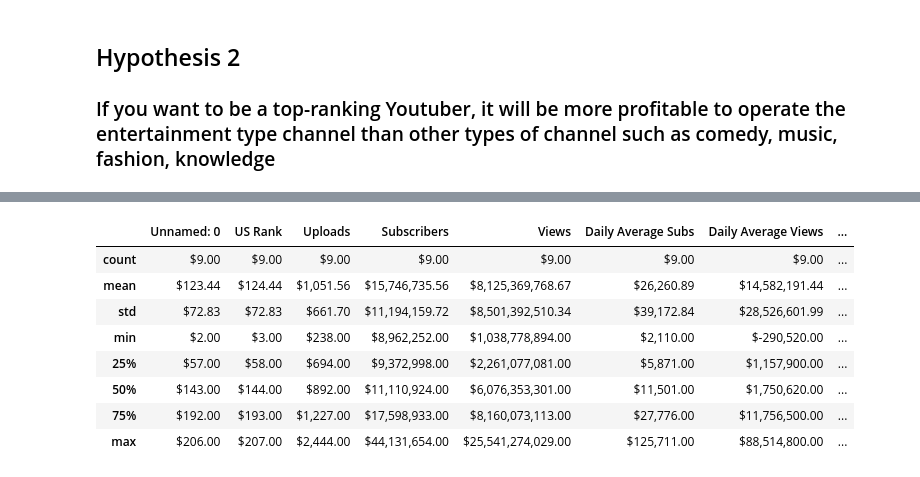
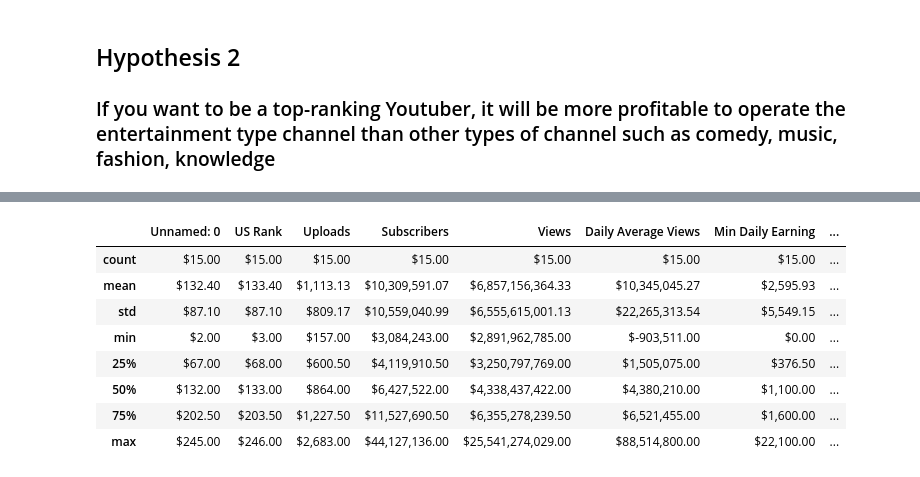
Before and after one commit to gillian850413/Final_Project, a Jupyter notebook: IS590PR_Final_Project_Part1.ipynb, the cells around one changed output, grey strips where cells are left out. Saved outputs shown, nothing was run; the diff lists cells and outputs as text; code cells hidden in the pictures.

Commit message:
Add files via upload
Upload Part1

```diff
--- a/IS590PR_Final_Project_Part1.ipynb
+++ b/IS590PR_Final_Project_Part1.ipynb
@@ -125,23 +186,22 @@ barPlot_Creation(categories_views_info, 12)
 # plt.grid(axis='both', alpha=.3)
 # plt.show()
 # %%
-educationSubs = top250_subs_df[top250_subs_df['Category'] == 'Education']
 educationViews = top250_views_df[top250_views_df['Category'] == 'Education']
-educationSubs = educationSubs.sort_values(by='Max Yearly Earning',ascending=True)
-educationViews = educationViews.sort_values(by='Max Yearly Earning',ascending=False)
+educationViews = educationViews.sort_values(by='Max Yearly Earning',ascending=True)
 
-entertainmentViews = top250_views_df[top250_views_df['Category'] == 'Entertainment'][:10]
-entertainmentViews = entertainmentViews.sort_values(by='Max Yearly Earning',ascending=True)
+entertainmentViews = top250_views_df[top250_views_df['Category'] == 'Entertainment']
+entertainmentViews_tail = entertainmentViews.sort_values(by='Max Yearly Earning',ascending=True)[:10]
+entertainmentViews_top = entertainmentViews.sort_values(by='Max Yearly Earning',ascending=True)[55:]
 # %%
 # notice that their might be the outlier among the data - $0.00
-educationSubs.describe()
+educationViews.describe()
 # %% [output]
-|  | Unnamed: 0 | US Rank | Uploads | Subscribers | Views | Daily Average Subs | Daily Average Views | ... |
-| count | $9.00 | $9.00 | $9.00 | $9.00 | $9.00 | $9.00 | $9.00 | ... |
-| mean | $123.44 | $124.44 | $1,051.56 | $15,746,735.56 | $8,125,369,768.67 | $26,260.89 | $14,582,191.44 | ... |
-| std | $72.83 | $72.83 | $661.70 | $11,194,159.72 | $8,501,392,510.34 | $39,172.84 | $28,526,601.99 | ... |
-| min | $2.00 | $3.00 | $238.00 | $8,962,252.00 | $1,038,778,894.00 | $2,110.00 | $-290,520.00 | ... |
-| 25% | $57.00 | $58.00 | $694.00 | $9,372,998.00 | $2,261,077,081.00 | $5,871.00 | $1,157,900.00 | ... |
-| 50% | $143.00 | $144.00 | $892.00 | $11,110,924.00 | $6,076,353,301.00 | $11,501.00 | $1,750,620.00 | ... |
-| 75% | $192.00 | $193.00 | $1,227.00 | $17,598,933.00 | $8,160,073,113.00 | $27,776.00 | $11,756,500.00 | ... |
-| max | $206.00 | $207.00 | $2,444.00 | $44,131,654.00 | $25,541,274,029.00 | $125,711.00 | $88,514,800.00 | ... |
+|  | Unnamed: 0 | US Rank | Uploads | Subscribers | Views | Daily Average Views | Min Daily Earning | ... |
+| count | $15.00 | $15.00 | $15.00 | $15.00 | $15.00 | $15.00 | $15.00 | ... |
+| mean | $132.40 | $133.40 | $1,113.13 | $10,309,591.07 | $6,857,156,364.33 | $10,345,045.27 | $2,595.93 | ... |
+| std | $87.10 | $87.10 | $809.17 | $10,559,040.99 | $6,555,615,001.13 | $22,265,313.54 | $5,549.15 | ... |
+| min | $2.00 | $3.00 | $157.00 | $3,084,243.00 | $2,891,962,785.00 | $-903,511.00 | $0.00 | ... |
+| 25% | $67.00 | $68.00 | $600.50 | $4,119,910.50 | $3,250,797,769.00 | $1,505,075.00 | $376.50 | ... |
+| 50% | $132.00 | $133.00 | $864.00 | $6,427,522.00 | $4,338,437,422.00 | $4,380,210.00 | $1,100.00 | ... |
+| 75% | $202.50 | $203.50 | $1,227.50 | $11,527,690.50 | $6,355,278,239.50 | $6,521,455.00 | $1,600.00 | ... |
+| max | $245.00 | $246.00 | $2,683.00 | $44,127,136.00 | $25,541,274,029.00 | $88,514,800.00 | $22,100.00 | ... |
```
Also changed, not shown: parts of 16 cells of this notebook.
